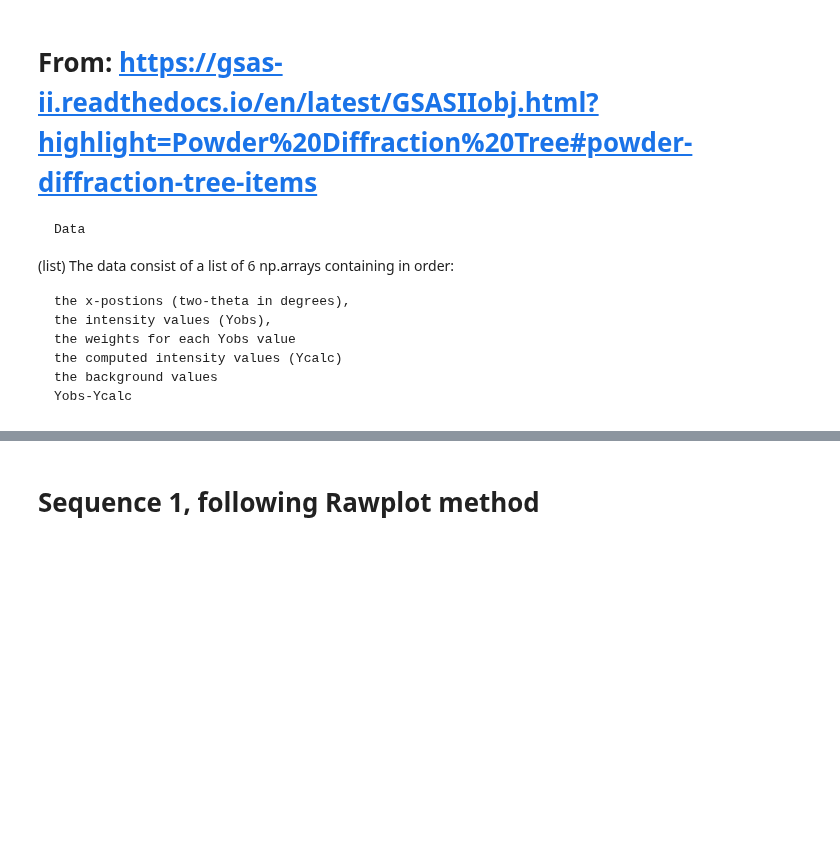
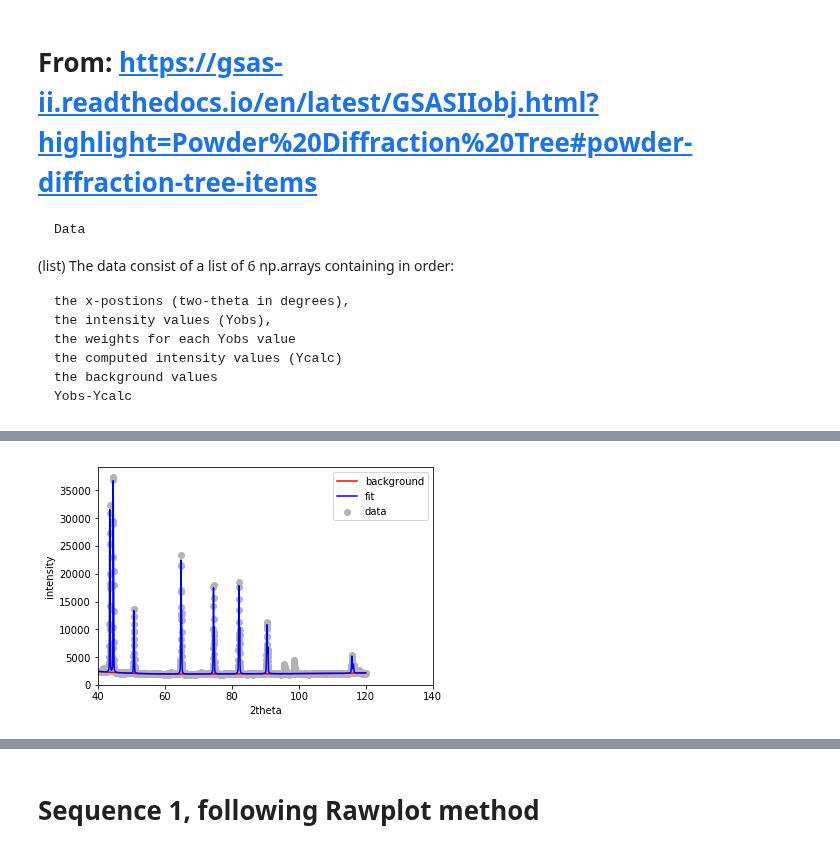
Before and after one commit to usnistgov/AusteniteCalculator, a Jupyter notebook: ExampleScripts/GSASIIscript-LeBailSingleLikeGSAS.ipynb, the cells around one changed output, grey strips where cells are left out. Cells and saved outputs as stored; diff of their text form; code cells hidden in the pictures; blank space fills up the shorter version.

```diff
--- a/ExampleScripts/GSASIIscript-LeBailSingleLikeGSAS.ipynb
+++ b/ExampleScripts/GSASIIscript-LeBailSingleLikeGSAS.ipynb
@@ -80,0 +196,12 @@ plt.show()
+# %%
+#for peak in PeaksList[0:5]:
+for peak in PeaksList:
+    hist.add_peak(1, ttheta=peak)
+# %%
+# Need to use this order, otherwise fitting gets unstable
+hist.set_peakFlags(area=True)
+hist.refine_peaks()
+hist.set_peakFlags(pos=True,area=True)
+hist.refine_peaks()
+hist.set_peakFlags(pos=True,area=True,sig=True)
+hist.refine_peaks()
@@ -80,0 +228,13 @@ plt.show()
+# %%
+
+plt.xlim([40,140])
+
+plt.scatter(hist.data['data'][1][0], hist.data['data'][1][1], label='data', color='0.7')
+plt.plot(hist.data['data'][1][0], hist.data['data'][1][4], label='background', color='r')
+plt.plot(hist.data['data'][1][0], hist.data['data'][1][3], label='fit', color='b')
+plt.xlabel("2theta")
+plt.ylabel("intensity")
+plt.legend()
+plt.show()
+# %% [output]
+[figure, added]
```
Also changed, not shown: parts of 31 cells of this notebook.
